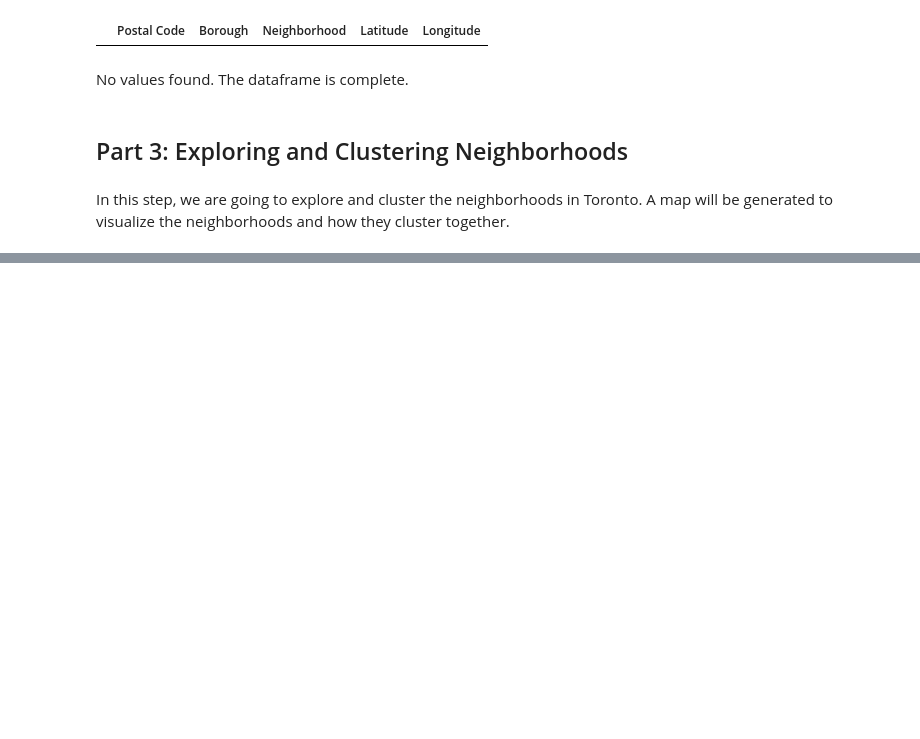
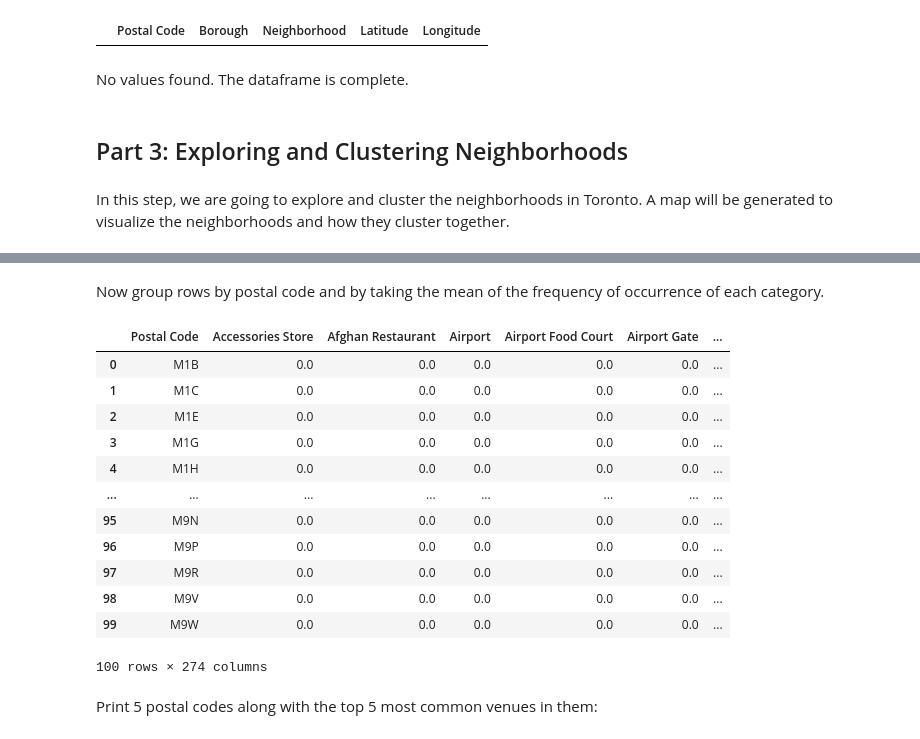
Before and after one commit to rcdpereira/Coursera_Capstone, a Jupyter notebook: Coursera_Capstone_Week-3.ipynb, the cells around one changed output, grey strips where cells are left out. Cells and saved outputs as stored; diff of their text form; code cells hidden in the pictures; blank space fills up the shorter version.

```diff
--- a/Coursera_Capstone_Week-3.ipynb
+++ b/Coursera_Capstone_Week-3.ipynb
@@ -134,0 +192,10 @@ In this step, we are going to explore and cluster the neighborhoods in Toronto.
+# %%
+postcode = df.loc[0, 'Postal Code']
+postcode_latitude = df.loc[0, 'Latitude']
+postcode_longitude = df.loc[0, 'Longitude']
+postcode_borough = df.loc[0, 'Borough']
+postcode_neighborhoods = df.loc[0, 'Neighborhood']
+
+print('The postcode {} is located in the {} borough, and contemplates the folowing neighborhoods: {}.'\
+      .format(postcode, postcode_borough, postcode_neighborhoods))
+print('The region latitude is {} and the longitude is {}.'.format(postcode_latitude, postcode_longitude))
@@ -134,0 +369,21 @@ In this step, we are going to explore and cluster the neighborhoods in Toronto.
+# %% [markdown]
+Now group rows by postal code and by taking the mean of the frequency of occurrence of each category.
+# %%
+toronto_grouped = toronto_onehot.groupby('Postal Code').mean().reset_index()
+toronto_grouped
+# %% [output]
+|  | Postal Code | Accessories Store | Afghan Restaurant | Airport | Airport Food Court | Airport Gate | ... |
+| 0 | M1B | 0.0 | 0.0 | 0.0 | 0.0 | 0.0 | ... |
+| 1 | M1C | 0.0 | 0.0 | 0.0 | 0.0 | 0.0 | ... |
+| 2 | M1E | 0.0 | 0.0 | 0.0 | 0.0 | 0.0 | ... |
+| 3 | M1G | 0.0 | 0.0 | 0.0 | 0.0 | 0.0 | ... |
+| 4 | M1H | 0.0 | 0.0 | 0.0 | 0.0 | 0.0 | ... |
+| ... | ... | ... | ... | ... | ... | ... | ... |
+| 95 | M9N | 0.0 | 0.0 | 0.0 | 0.0 | 0.0 | ... |
+| 96 | M9P | 0.0 | 0.0 | 0.0 | 0.0 | 0.0 | ... |
+| 97 | M9R | 0.0 | 0.0 | 0.0 | 0.0 | 0.0 | ... |
+| 98 | M9V | 0.0 | 0.0 | 0.0 | 0.0 | 0.0 | ... |
+| 99 | M9W | 0.0 | 0.0 | 0.0 | 0.0 | 0.0 | ... |
+100 rows × 274 columns
+# %% [markdown]
+Print 5 postal codes along with the top 5 most common venues in them:
```
Also changed, not shown: parts of 85 cells of this notebook.
